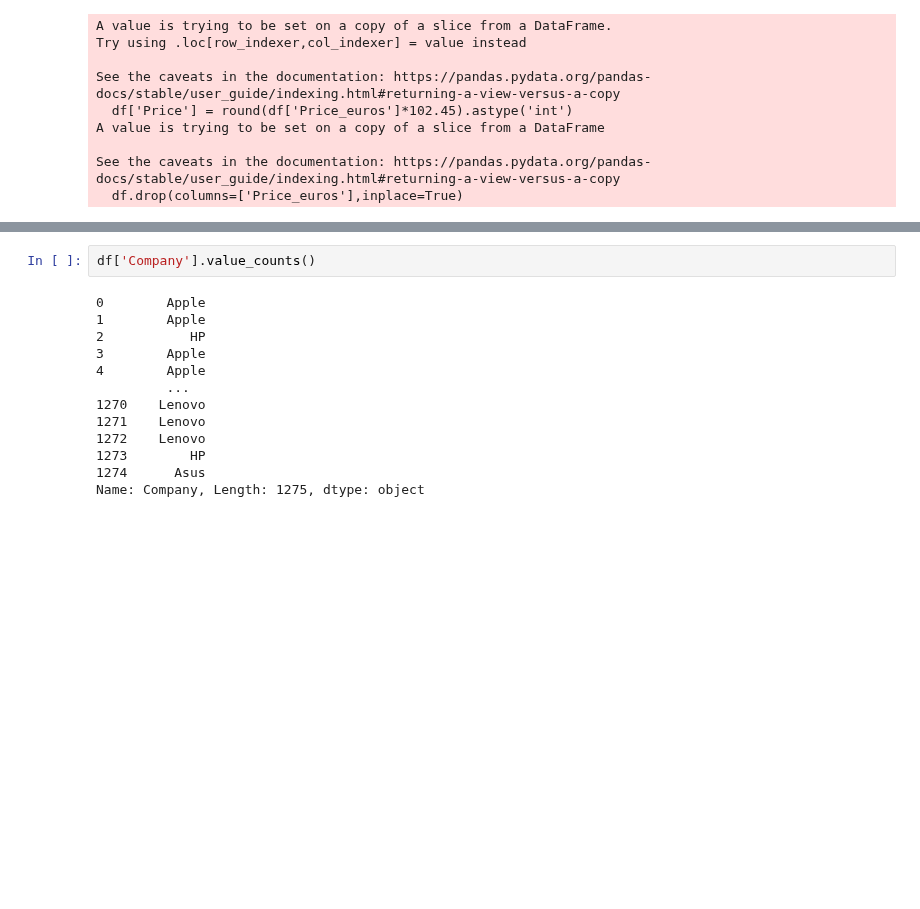
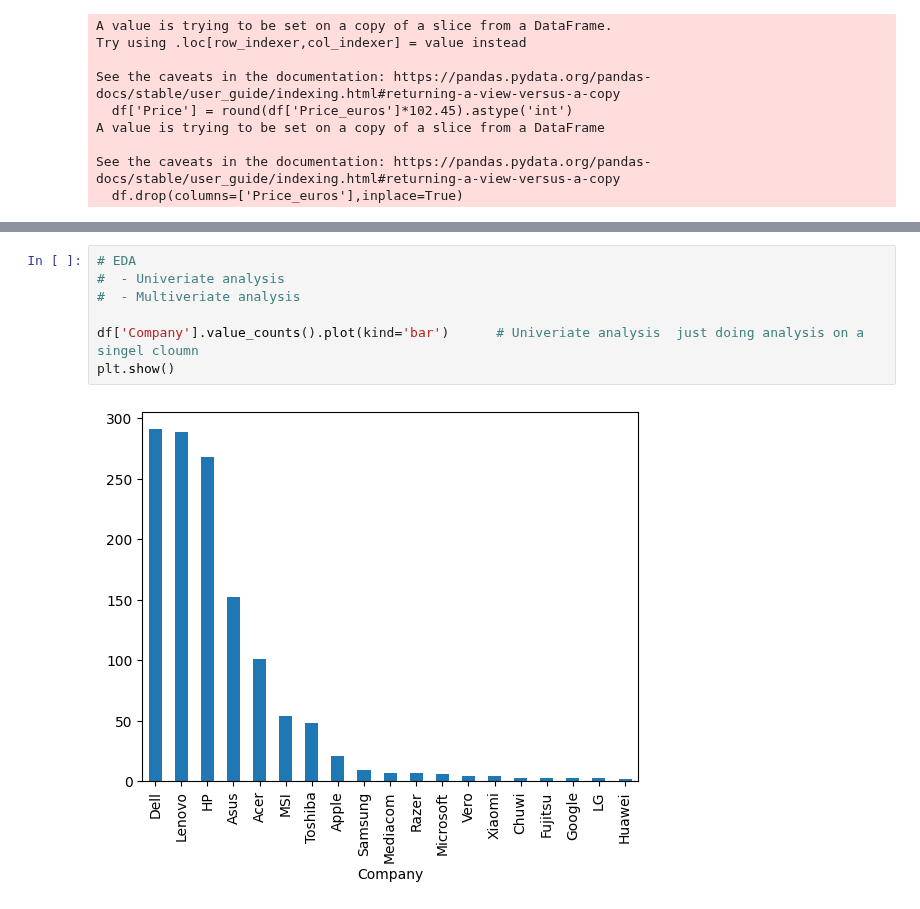
Before and after one commit to Avdhoot-Ukirde/Virtual-Environment-streamlit-Prediction-model, a Jupyter notebook: laptop.ipynb, the cells around one changed output, grey strips where cells are left out. Saved outputs shown, nothing was run; the diff lists cells and outputs as text; blank space fills up the shorter version.

```diff
--- a/laptop.ipynb
+++ b/laptop.ipynb
@@ -89,17 +89,11 @@ df.sample()
 |  | Company | Product | TypeName | Inches | ScreenResolution | Cpu | Ram | Memory | Gpu | OpSys | ... |
 | 150 | Dell | Inspiron 5577 | Gaming | 15.6 | Full HD 1920x1080 | Intel Core i7 7700HQ 2.8GHz | 16GB | 512GB SSD | Nvidia GeForce GTX 1050 | Windows 10 | ... |
 # %%
-df['Company'].value_counts()
+# EDA
+#  - Univeriate analysis
+#  - Multiveriate analysis
+
+df['Company'].value_counts().plot(kind='bar')      # Univeriate analysis  just doing analysis on a singel cloumn
+plt.show()
 # %% [output]
-0        Apple
-1        Apple
-2           HP
-3        Apple
-4        Apple
-         ...
-1270    Lenovo
-1271    Lenovo
-1272    Lenovo
-1273        HP
-1274      Asus
-Name: Company, Length: 1275, dtype: object
+[figure, added]
```
Also changed, not shown: parts of 2 cells of this notebook.
